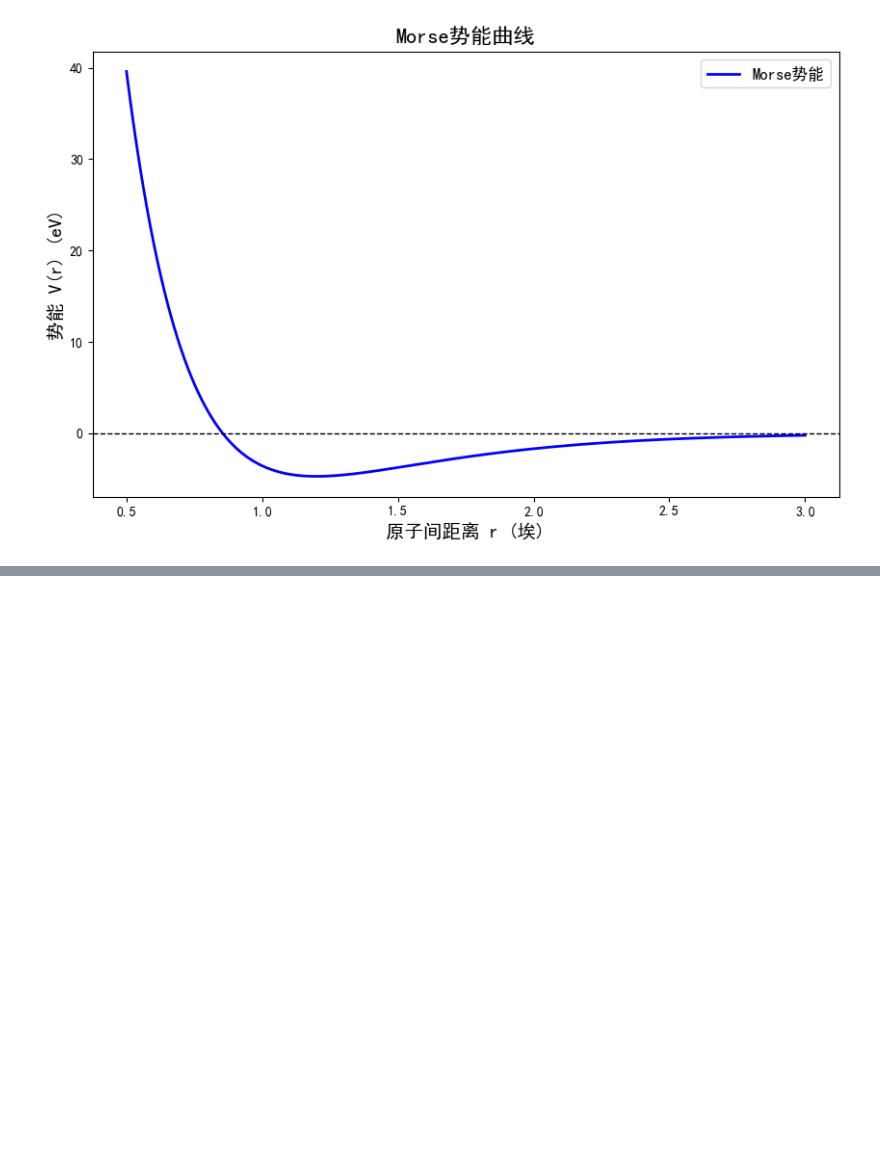
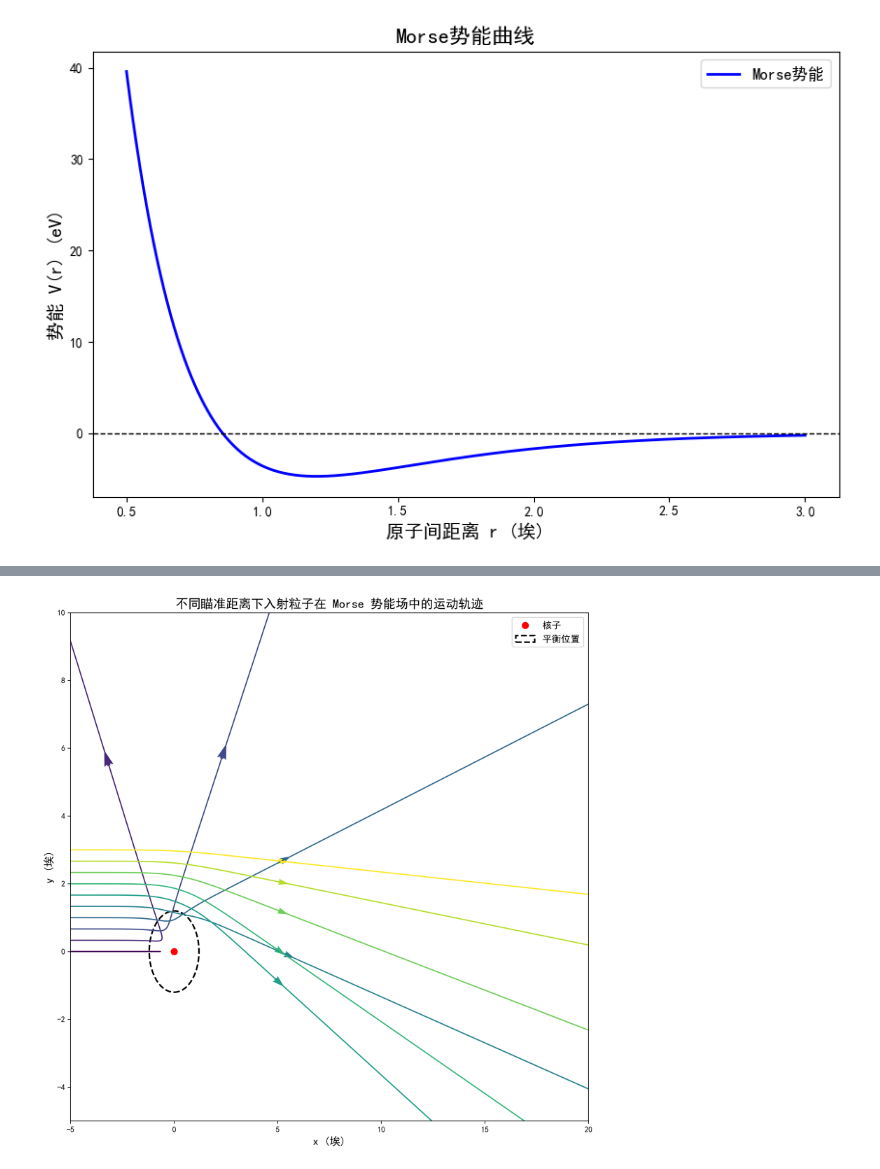
Before and after one commit to Glueo/graduate_phy_proj_2025, a Jupyter notebook: Morse/Morse.ipynb, the cells around one changed output, grey strips where cells are left out. Saved outputs shown, nothing was run; the diff lists cells and outputs as text; code cells hidden in the pictures; blank space fills up the shorter version.

```diff
--- a/Morse/Morse.ipynb
+++ b/Morse/Morse.ipynb
@@ -67,0 +95,87 @@ plt.show()
+# %%
+import numpy as np
+import matplotlib.pyplot as plt
+from tqdm import tqdm
+
+# 定义 Morse 势能函数
+def morse_potential(r, D_e=D_e, r_e=r_e, a=a_param):
+    return D_e * (1 - np.exp(-a * (r - r_e)))**2 - D_e
+
+# Morse 势能的径向导数 dV/dr
+def dV_dr(r, D_e=D_e, r_e=r_e, a=a_param):
+    if r < 1e-6:
+        return 0.0
+    return 2 * D_e * a * np.exp(-a * (r - r_e)) * (1 - np.exp(-a * (r - r_e)))
+
+# 定义 Morse 势能下的力函数（二维），其中 r_vec 为 [x, y]
+def morse_force(r_vec):
+    r = np.linalg.norm(r_vec)
+    if r < 1e-6:
+        return np.array([0.0, 0.0])
+    force_magnitude = - dV_dr(r)
+    return force_magnitude * r_vec / r
+
+steps = 2000       # 模拟步数
+dt = 0.01          # 时间步长
+speed = 5.0       # 入射速度（统一）
+x0 = -30.0         # 入射起始位置
+
+# 选择不同的瞄准距离 (b 值)
+b_values = np.linspace(0.0, 3.0, 10)
+
+# 用于存储不同瞄准距离下的轨迹（此处每个 b 值只模拟一条轨迹，可根据需要扩展）
+trajectories = {}
+for b in b_values:
+    trajectories[b] = []
+
+for b in tqdm(b_values, desc="Simulating trajectories for different b"):
+    # 初始条件：从 (x0, b) 发射
+    r = np.array([x0, b])
+    v = np.array([speed, 0.0])
+    traj = np.zeros((steps, 2))
+    for i in range(steps):
+        traj[i] = r.copy()
+        a_vec = morse_force(r)
+        # 使用速度-Verlet方法更新
+        r_new = r + v * dt + 0.5 * a_vec * dt**2
+        a_new = morse_force(r_new)
+        v = v + 0.5 * (a_vec + a_new) * dt
+        r = r_new
+    trajectories[b].append(traj)
+
+fig, ax = plt.subplots(figsize=(10, 10), dpi=300)
+colors = plt.cm.viridis(np.linspace(0, 1, len(b_values)))
+
+for idx, b in enumerate(b_values):
+    for traj in trajectories[b]:
+        ax.plot(traj[:, 0], traj[:, 1], color=colors[idx], lw=1.5)
+        # 添加箭头：选择轨迹中40%的位置及其后一点计算箭头向量
+        arrow_index = int(steps * 0.35)
+        if arrow_index < steps - 1:
+            start_point = traj[arrow_index]
+            end_point = traj[arrow_index + 1]
+            vector = end_point - start_point
+            # 放大箭头显示效果
+            scale_factor = 10
+            vector = vector * scale_factor
+            ax.quiver(start_point[0], start_point[1], vector[0], vector[1],
+                      angles='xy', scale_units='xy', scale=1, color=colors[idx])
+
+# 标记出核子位置，例如假设核子位于原点
+ax.plot(0, 0, 'ro', ms=8, label="核子")
+
+# 添加平衡位置的圆：圆心在核子位置 (0,0)，半径 r_e
+equilibrium_circle = plt.Circle((0, 0), r_e, color='black', fill=False, linestyle='--', lw=2, label="平衡位置")
+ax.add_artist(equilibrium_circle)
+
+ax.set_xlabel("x (埃)", fontsize=14)
+ax.set_ylabel("y (埃)", fontsize=14)
+ax.set_title("不同瞄准距离下入射粒子在 Morse 势能场中的运动轨迹", fontsize=16)
+ax.set_xlim(-5, 20)
+ax.set_ylim(-5, 10)
+ax.legend(fontsize=12)
+plt.tight_layout()
+plt.savefig("./output/morse_potential_trajectories.png", dpi=300)
+plt.show()
+# %% [output]
+[figure, added]
```
Also changed, not shown: parts of 7 cells of this notebook, 18 other files.
